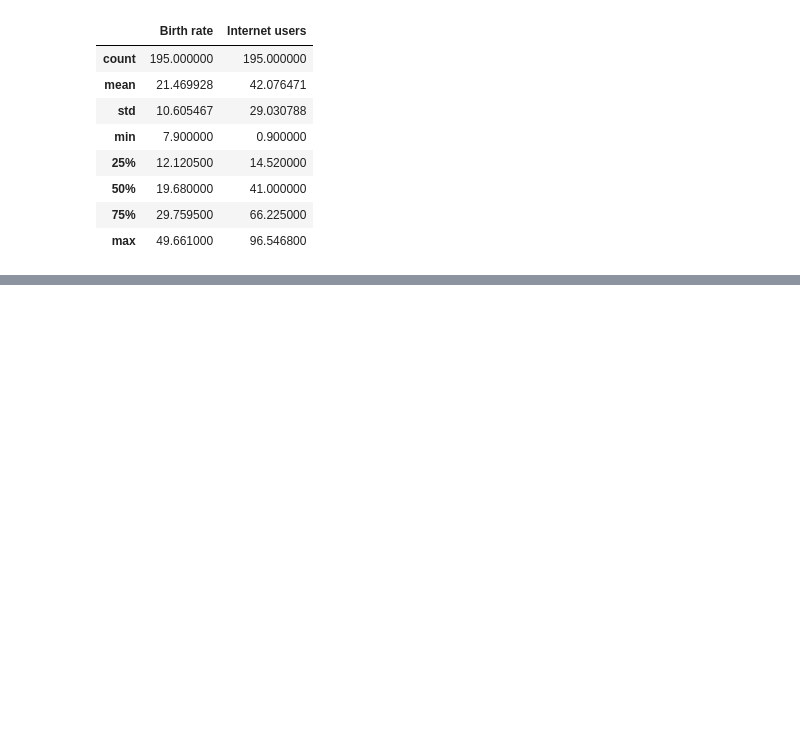
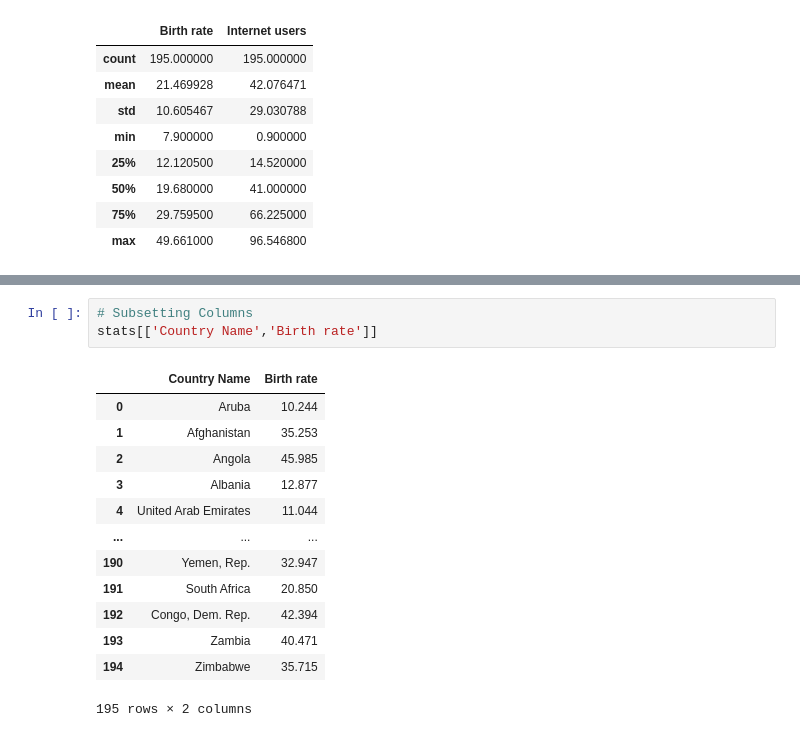
Before and after one commit to EugeneZnm/World-Demographic-Data-Analyisis, a Jupyter notebook: World Trends Analysis.ipynb, the cells around one changed output, grey strips where cells are left out. Saved outputs shown, nothing was run; the diff lists cells and outputs as text; blank space fills up the shorter version.

```diff
--- a/World Trends Analysis.ipynb
+++ b/World Trends Analysis.ipynb
@@ -87,0 +139,17 @@ stats.describe()
+# %%
+# Subsetting Columns
+stats[['Country Name','Birth rate']]
+# %% [output]
+|  | Country Name | Birth rate |
+| 0 | Aruba | 10.244 |
+| 1 | Afghanistan | 35.253 |
+| 2 | Angola | 45.985 |
+| 3 | Albania | 12.877 |
+| 4 | United Arab Emirates | 11.044 |
+| ... | ... | ... |
+| 190 | Yemen, Rep. | 32.947 |
+| 191 | South Africa | 20.850 |
+| 192 | Congo, Dem. Rep. | 42.394 |
+| 193 | Zambia | 40.471 |
+| 194 | Zimbabwe | 35.715 |
+195 rows × 2 columns
```
Also changed, not shown: parts of 4 cells of this notebook.
